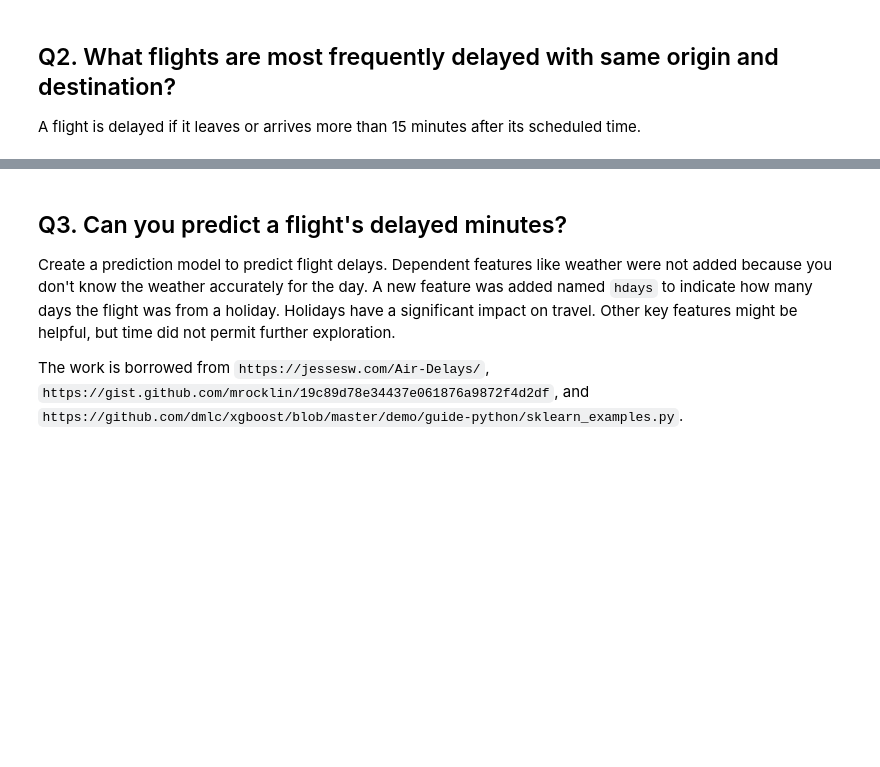
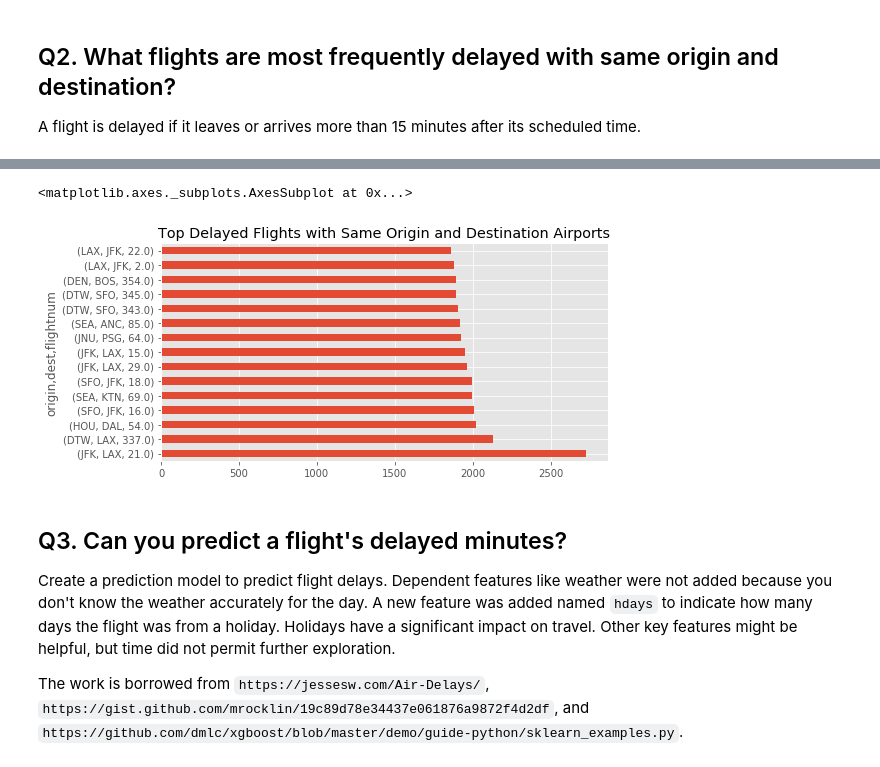
Before and after one commit to elkinst65/QTW_14, a Jupyter notebook: MSDS7333-Case14-mb.ipynb, the cells around one changed output, grey strips where cells are left out. Saved outputs shown, nothing was run; the diff lists cells and outputs as text; code cells hidden in the pictures; blank space fills up the shorter version.

```diff
--- a/MSDS7333-Case14-mb.ipynb
+++ b/MSDS7333-Case14-mb.ipynb
@@ -292,5 +319,5 @@ A flight is delayed if it leaves or arrives more than 15 minutes after its sched
 # %%
 # Filter the dataset to delayed flights
 
-df_filtered = df_csv.loc[(df_csv.arrdelay > 15) or (df_csv.depdelay > 15)].compute()
+df_filtered = df_csv.loc[(df_csv.arrdelay > 15) or (df_csv.depdelay > 15)]
 df_filtered.head()
@@ -296,0 +331,8 @@ df_filtered.head()
+# %%
+# categorize appropriate columns
+
+object_columns = ['origin', 'dest', 'flightnum']
+for i in object_columns:
+    df_filtered[i] = df_filtered[i].astype('category')
+
+df_filtered = df_filtered.categorize()
@@ -297,7 +358,6 @@ df_filtered.head()
 # %%
 # Group filtered dataset by origin, dest, and flightnum
 
-grp = df_filtered.groupby(['origin', 'dest', 'flightnum']) \
-.flightnum.count().reset_index(name='count').sort_values(['count'], ascending=False)
+grp = df_filtered.groupby(['origin', 'dest', 'flightnum']).flightnum.count().nlargest(15)
 
 grp.head(15)
@@ -304,8 +382,9 @@ grp.head(15)
 # %%
-# Plot results
-
-grp.head(15).set_index('flightnum').plot(kind='barh', figsize=(8,4), \
-                                         title='Top Delayed Flights with Same Origin and Destination Airports')
+grp.head(15).plot(kind='barh', figsize=(8,4), \
+                  title='Top Delayed Flights with Same Origin and Destination Airports')
+# %% [output]
+<matplotlib.axes._subplots.AxesSubplot at 0x...>
+[figure, added]
 # %% [markdown]
 ## Q3. Can you predict a flight's delayed minutes?
 
```
Also changed, not shown: parts of 29 cells of this notebook.
